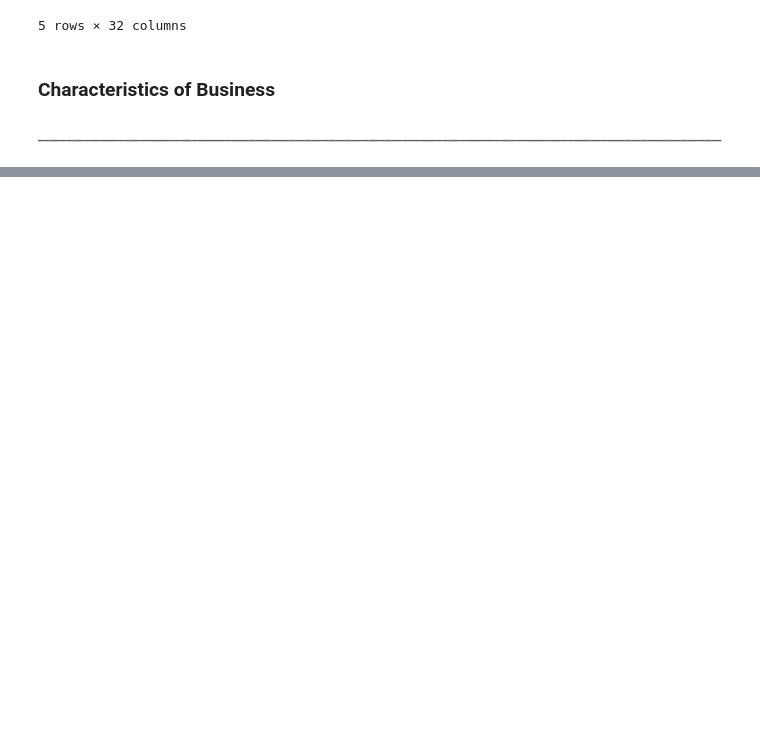
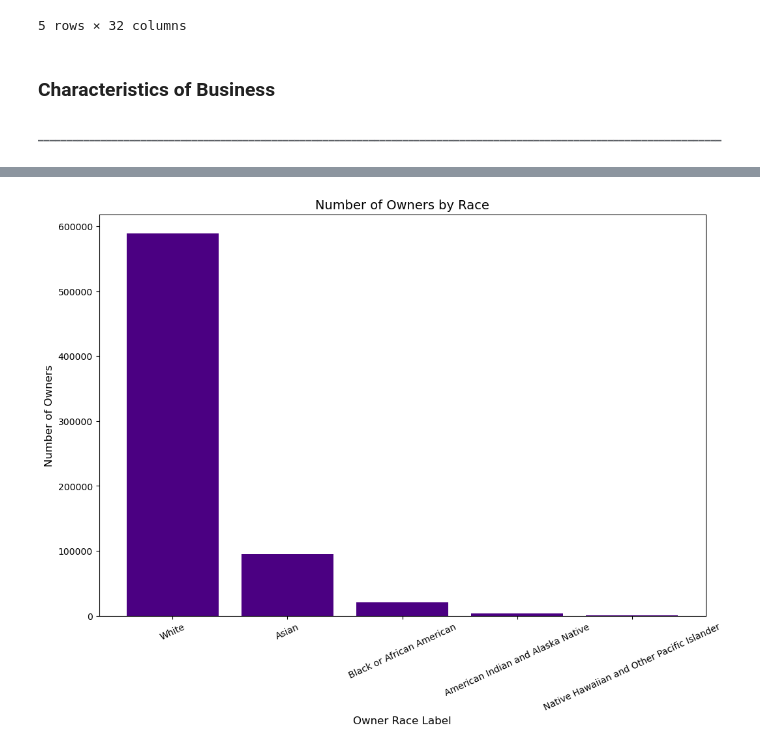
Before and after one commit to FinnMcSweeney/asmt-08-group1, a Jupyter notebook: asmt-08.ipynb, the cells around one changed output, grey strips where cells are left out. Saved outputs shown, nothing was run; the diff lists cells and outputs as text; code cells hidden in the pictures; blank space fills up the shorter version.

```diff
--- a/asmt-08.ipynb
+++ b/asmt-08.ipynb
@@ -43,0 +121,15 @@ companysummary.reset_index(inplace = True, drop = True)
+# %%
+# Filtered data to get the total number of owners by race
+races = charbizowner[(charbizowner['owner_sex_label'] == 'All owners of respondent firms') & (charbizowner['owner_eth_label'] == 'All owners of respondent firms') & (charbizowner['owner_vet_label'] == 'All owners of respondent firms') & (charbizowner['ownchar_label'] == 'Total reporting') & (charbizowner['owner_race_label'] != 'Minority') & (charbizowner['owner_race_label'] != 'Nonminority') & (charbizowner['owner_race_label'] != 'All owners of respondent firms')]
+# Sorted the values so the bar graph could be in descending order
+races = races.sort_values('number_owners', ascending = False)
+# %%
+plt.figure(figsize = (12, 8))
+plt.bar(x=races['owner_race_label'], height = races['number_owners'], color = 'indigo')
+plt.xticks(rotation = 25)
+
+plt.title('Number of Owners by Race', size = 14)
+plt.xlabel('Owner Race Label', size = 12)
+plt.ylabel('Number of Owners', size = 12);
+# %% [output]
+[figure, added]
```
Also changed, not shown: parts of 23 cells of this notebook.
